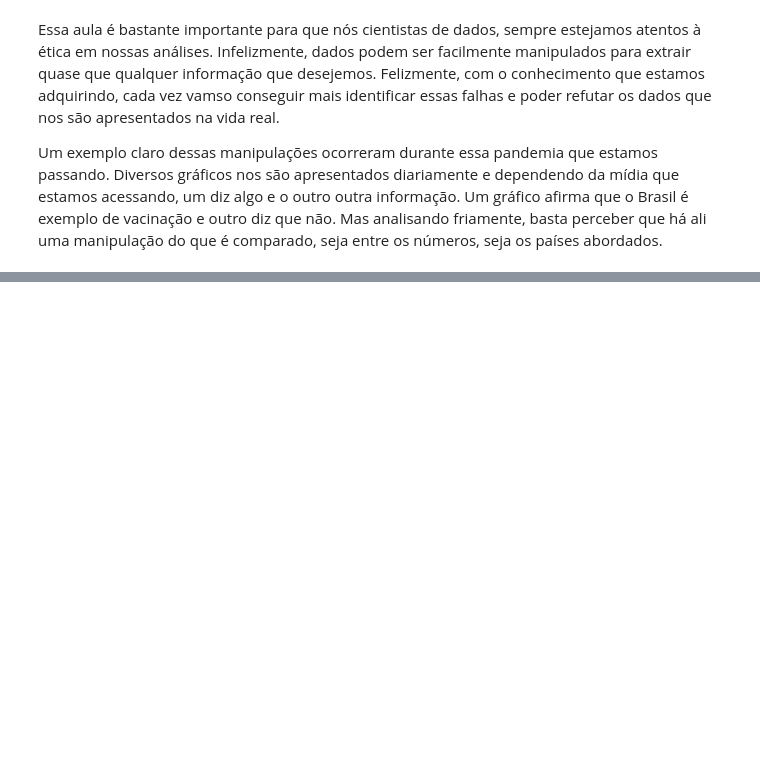
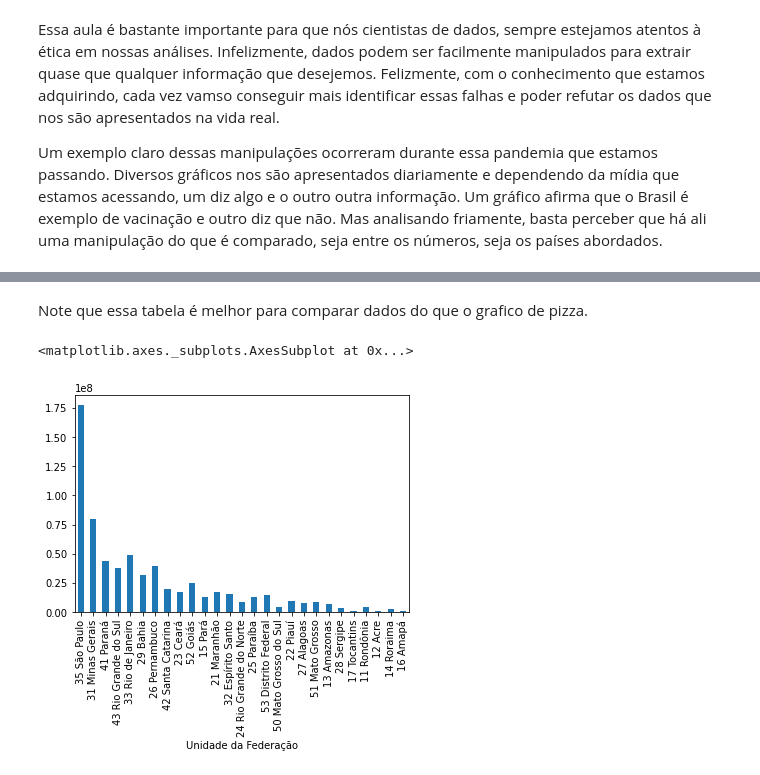
Before and after one commit to fred-carneiro/bootcamp-alura, a Jupyter notebook: Bootcamp_Data_Science_Modulo_1.ipynb, the cells around one changed output, grey strips where cells are left out. Cells and saved outputs as stored; diff of their text form; code cells hidden in the pictures; blank space fills up the shorter version.

```diff
--- a/Bootcamp_Data_Science_Modulo_1.ipynb
+++ b/Bootcamp_Data_Science_Modulo_1.ipynb
@@ -511,0 +574,7 @@ Um exemplo claro dessas manipulações ocorreram durante essa pandemia que estam
+# %% [markdown]
+Note que essa tabela é melhor para comparar dados do que o grafico de pizza.
+# %%
+gastos_do_mes_mais_recente.plot(kind="bar")
+# %% [output]
+<matplotlib.axes._subplots.AxesSubplot at 0x...>
+[figure, added]
```
Also changed, not shown: parts of 26 cells of this notebook.
